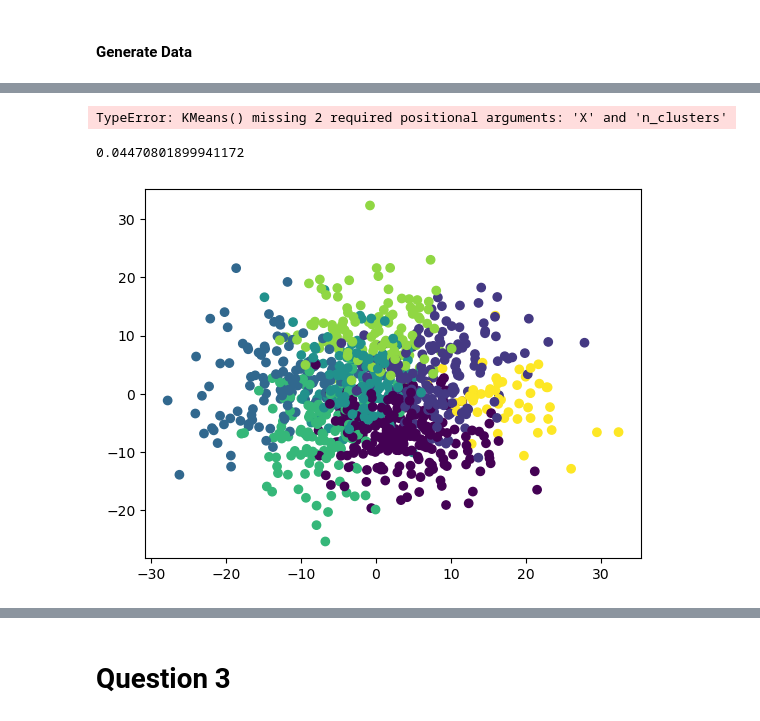
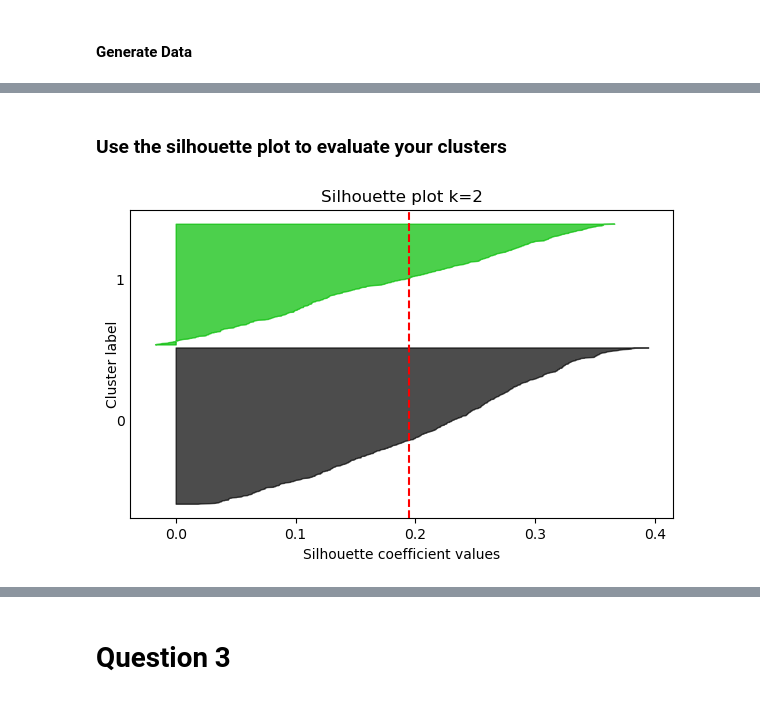
Before and after one commit to samswain2/MSiA-WQ, a Jupyter notebook: MSiA 421/hw02/hw02-q2-q3.ipynb, the cells around one changed output, grey strips where cells are left out. Drawn from its saved outputs; the diff is of its cells as text; code cells hidden in the pictures.

```diff
--- a/MSiA 421/hw02/hw02-q2-q3.ipynb
+++ b/MSiA 421/hw02/hw02-q2-q3.ipynb
@@ -36,9 +36,9 @@ folder = 'C:/Users/Sam/Desktop/NW Work/DATA/421/hw02/U.S._Chronic_Disease_Indica
 # %%
 # Generate random multidimensional data with 1000 samples and 15 features
 X_2, y_2 = make_classification(n_samples=1000,
-                               n_features=52,
-                               n_classes=2,
-                               n_informative=24,
+                               n_features=15,
+                               n_classes=3,
+                               n_informative=6,
                                random_state=random_state)
 pca = PCA(n_components=2)
 X_pca = pca.fit_transform(X_2)
@@ -78,2 +44,0 @@ def KMeans(X, n_clusters, max_iter=1000, random_state=random_state):
-# %%
-labels, centroids = KMeans(X_2, 2)
@@ -145,23 +183,8 @@ plt.show()
-# %%
-visualizer = KElbowVisualizer(KMeans(), n_clusters=(2,10))
-# %% [output]
-TypeError: KMeans() missing 2 required positional arguments: 'X' and 'n_clusters'
-# %%
-average_silhouette_score = silhouette_score(X_2, labels)
-average_silhouette_score
-# %% [output]
-0.04470801899941172
-# %%
-# Create an instance of the AgglomerativeClustering class
-agg_cluster = AgglomerativeClustering(n_clusters=7)
-
-# Fit the clustering model to the data
-agg_cluster.fit(X_2)
-
-# Get the cluster labels for each sample
-labels = agg_cluster.labels_
-# %%
-plt.scatter(X_pca[:, 0], X_pca[:, 1], c=labels)
-plt.show()
-# %% [output]
-[figure, removed]
+# %% [markdown]
+### Use the silhouette plot to evaluate your clusters
+# %%
+k=2
+plot_silhouettes(X_2, kmeans_scratch(X_2, k)[0], k)
+plt.show()
+# %% [output]
+[figure, added]
```
Also changed, not shown: parts of 17 cells of this notebook, 14 other files.
